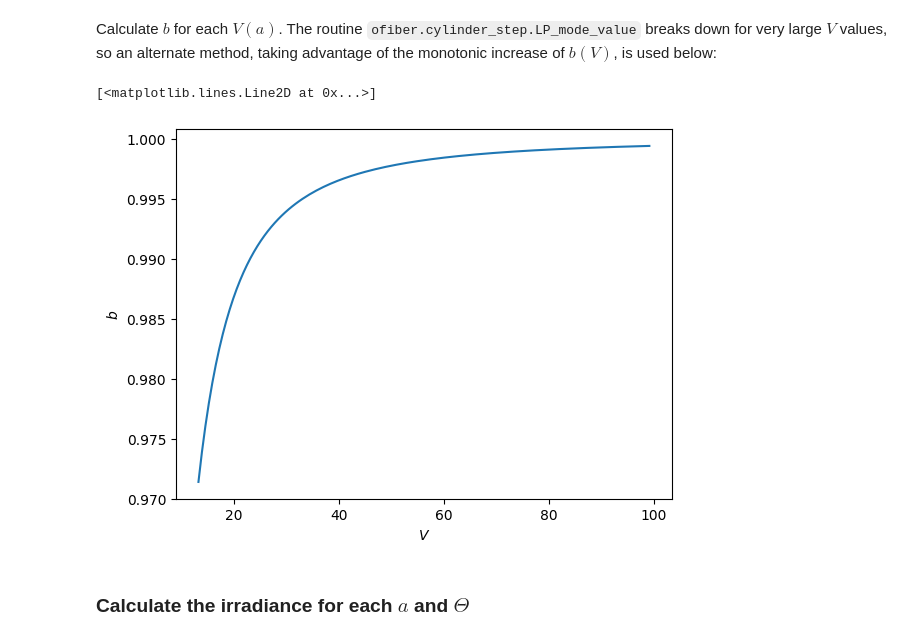
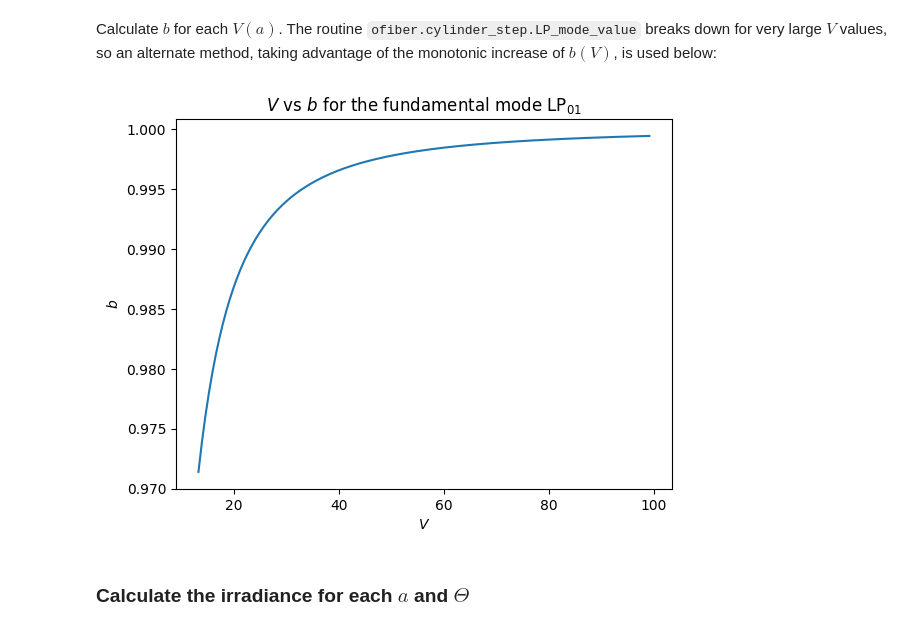
Before and after one commit to scottprahl/ofiber, a Jupyter notebook: docs/9-Far-field-irradiance-and-NA-fiber.ipynb, the cells around one changed output. Drawn from its saved outputs; the diff is of its cells as text; code cells hidden in the pictures.

```diff
--- a/docs/9-Far-field-irradiance-and-NA-fiber.ipynb
+++ b/docs/9-Far-field-irradiance-and-NA-fiber.ipynb
@@ -86,11 +80,11 @@ import scipy
 # %% [markdown]
 Initialize an empty array for the generalized guide index $b$:
 # %%
-barr = np.zeros(Varr.shape)
+barr = np.zeros_like(Varr)
 # %% [markdown]
 The routine `ofiber.cylinder_step.LP_mode_value` works for the first $V$ value. We use this to find the lower bound for all remaining $b$ values. (Using a lower bound of $b=0$ in the bracketing algorithm may lead to errors.)
 # %%
-barr[0] = ofiber.cylinder_step.LP_mode_value(V=Varr[0],ell=0,em=1)
+barr[0] = ofiber.LP_mode_value(V=Varr[0],ell=0,em=1)
 # %% [markdown]
 Calculate $b$ for each $V(a)$. The routine `ofiber.cylinder_step.LP_mode_value` breaks down for very large $V$ values, so an alternate method, taking advantage of the monotonic increase of $b(V)$, is used below:
 # %%
@@ -99,10 +93,11 @@ for i in range(1,barr.shape[-1]):
 # %%
 plt.xlabel(r'$V$')
 plt.ylabel(r'$b$')
 plt.plot(Varr,barr)
+plt.title(r"$V$ vs $b$ for the fundamental mode $\text{LP}_{01}$")
+plt.show()
 # %% [output]
-[<matplotlib.lines.Line2D at 0x...>]
-[figure, old version]
+[figure, new version]
 # %% [markdown]
 ### Calculate the irradiance for each $a$ and $\Theta$
 # %% [markdown]
```
Also changed, not shown: parts of 19 cells of this notebook, 1 other file.
